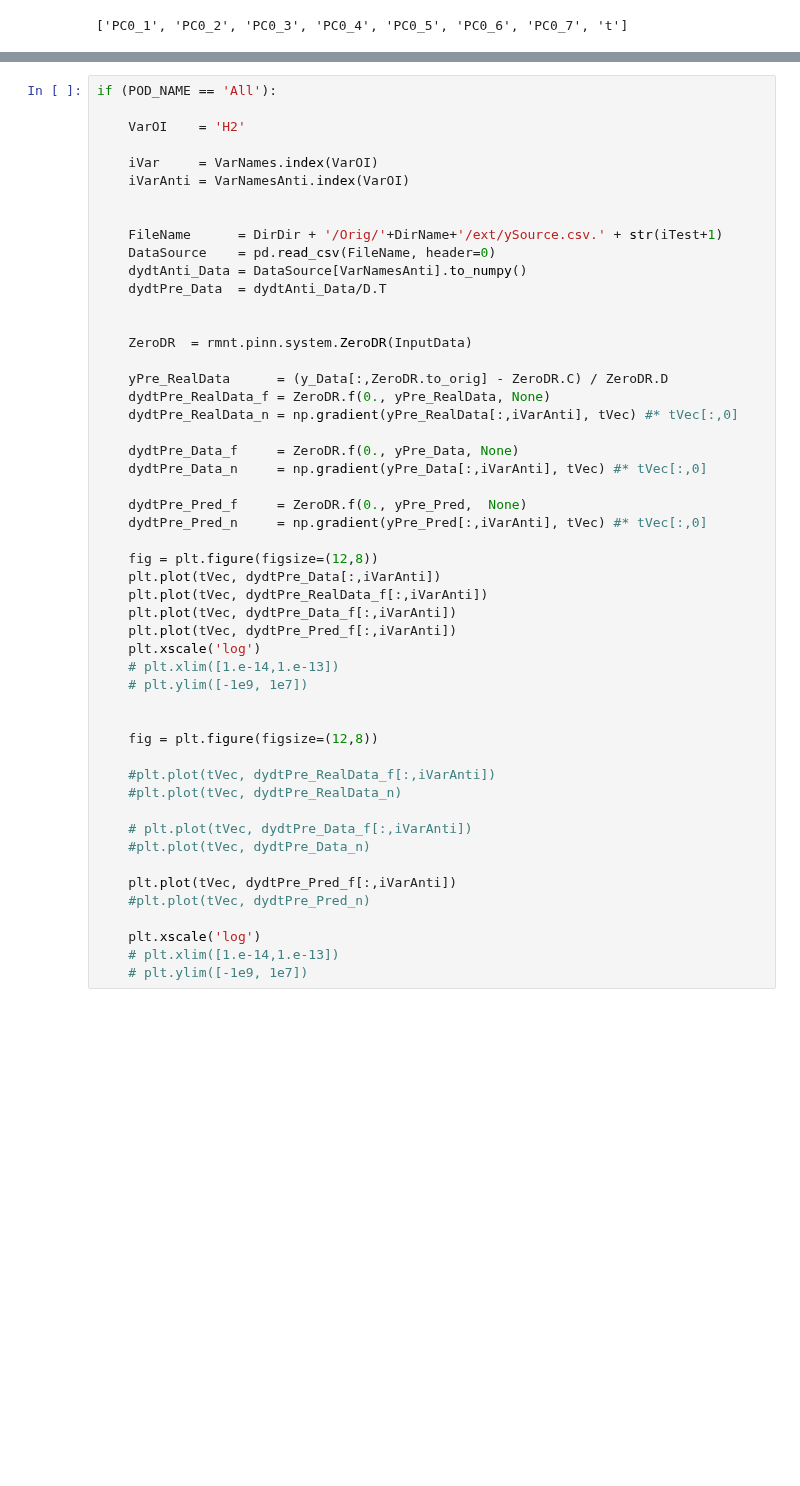
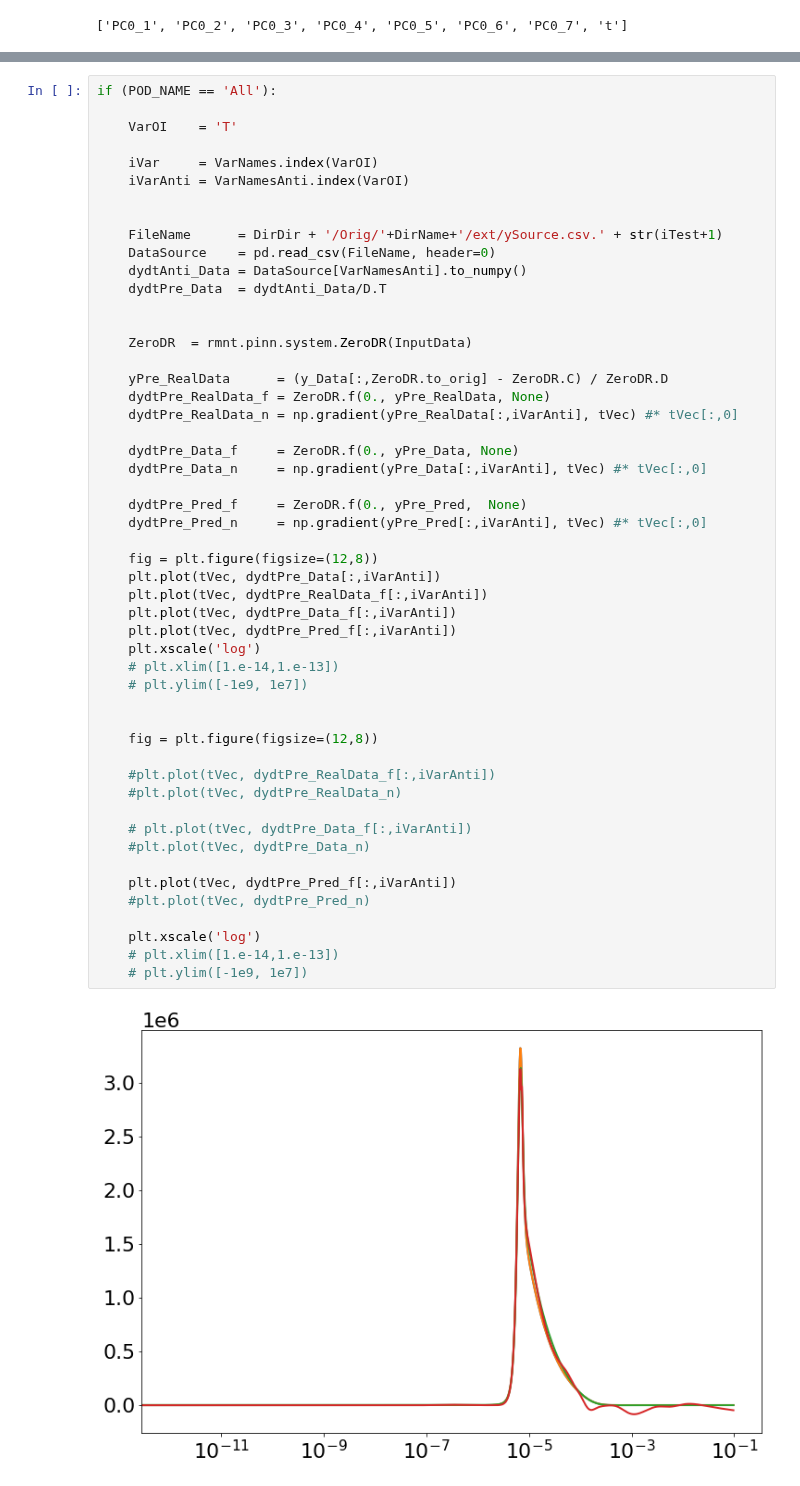
Before and after one commit to simoneventuri/ROMNet_, a Jupyter notebook: scripts/postprocessing/0DReactor/DeepONet/Predict_DeepONet.ipynb, the cells around one changed output, grey strips where cells are left out. Cells and saved outputs as stored; diff of their text form; blank space fills up the shorter version.

```diff
--- a/scripts/postprocessing/0DReactor/DeepONet/Predict_DeepONet.ipynb
+++ b/scripts/postprocessing/0DReactor/DeepONet/Predict_DeepONet.ipynb
@@ -294,7 +296,7 @@ T =  1093.75 K
 # %%
 if (POD_NAME == 'All'):
 
-    VarOI    = 'H2'
+    VarOI    = 'T'
 
     iVar     = VarNames.index(VarOI)
     iVarAnti = VarNamesAnti.index(VarOI)
@@ -315,30 +317,32 @@ if (POD_NAME == 'All'):
     dydtPre_Data_f     = ZeroDR.f(0., yPre_Data, None)
     dydtPre_Data_n     = np.gradient(yPre_Data[:,iVarAnti], tVec) #* tVec[:,0]
 
     dydtPre_Pred_f     = ZeroDR.f(0., yPre_Pred,  None)
     dydtPre_Pred_n     = np.gradient(yPre_Pred[:,iVarAnti], tVec) #* tVec[:,0]
 
     fig = plt.figure(figsize=(12,8))
     plt.plot(tVec, dydtPre_Data[:,iVarAnti])
     plt.plot(tVec, dydtPre_RealData_f[:,iVarAnti])
     plt.plot(tVec, dydtPre_Data_f[:,iVarAnti])
     plt.plot(tVec, dydtPre_Pred_f[:,iVarAnti])
     plt.xscale('log')
     # plt.xlim([1.e-14,1.e-13])
     # plt.ylim([-1e9, 1e7])
 
 
     fig = plt.figure(figsize=(12,8))
 
     #plt.plot(tVec, dydtPre_RealData_f[:,iVarAnti])
     #plt.plot(tVec, dydtPre_RealData_n)
 
     # plt.plot(tVec, dydtPre_Data_f[:,iVarAnti])
     #plt.plot(tVec, dydtPre_Data_n)
 
     plt.plot(tVec, dydtPre_Pred_f[:,iVarAnti])
     #plt.plot(tVec, dydtPre_Pred_n)
 
     plt.xscale('log')
     # plt.xlim([1.e-14,1.e-13])
     # plt.ylim([-1e9, 1e7])
+# %% [output]
+[figure, added]
```
Also changed, not shown: parts of 21 cells of this notebook, 13 other files.
